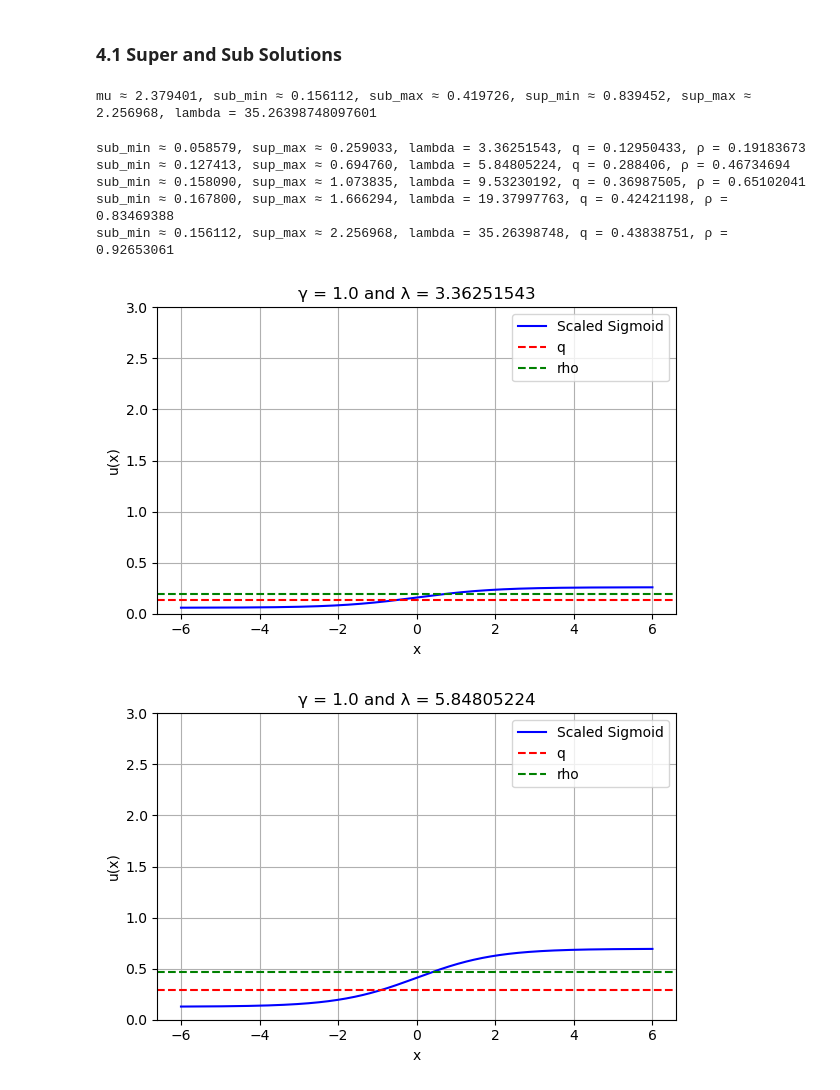
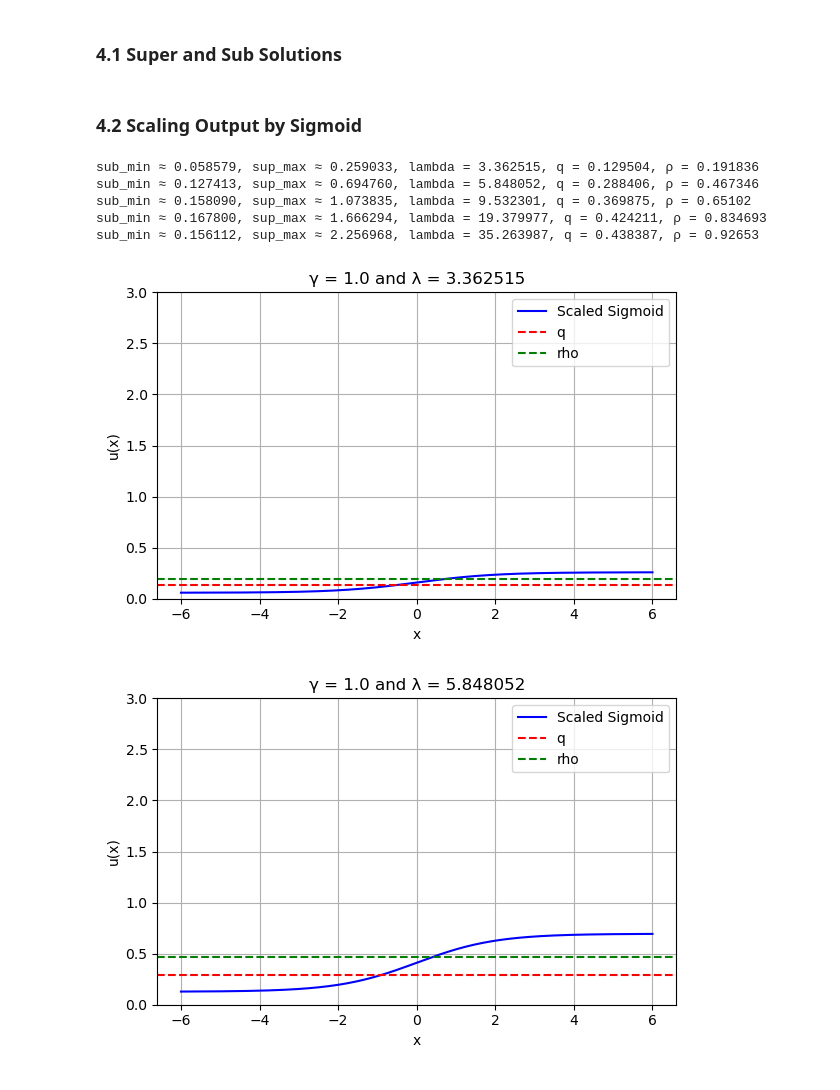
Before and after one commit to Skylerturner/Super-and-Sub-Solution-Bounded-Network, a Jupyter notebook: Super_Sub_Solution_Neural_Network.ipynb, the cells around one changed output. Drawn from its saved outputs; the diff is of its cells as text; code cells hidden in the pictures.

```diff
--- a/Super_Sub_Solution_Neural_Network.ipynb
+++ b/Super_Sub_Solution_Neural_Network.ipynb
@@ -851,59 +851,19 @@ def compute_subsolution(lambd, gamma1=1, resolution=1000):
     sup_phi = phi_vals * m2
     sub_phi = phi_vals * m1
     sub_min = np.min(sub_phi)
-    sub_max = np.max(sub_phi)
-    sup_min = np.min(sup_phi)
     sup_max = np.max(sup_phi)
 
     return sub_min, sup_max
-
-
-sub_min, sup_max = compute_subsolution(lambd)
-print(f"mu ≈ {mu:.6f}, sub_min ≈ {sub_min:.6f}, sub_max ≈ {sub_max:.6f}, sup_min ≈ {sup_min:.6f}, sup_max ≈ {sup_max:.6f}, lambda = {lambd}")
-# %% [output]
-mu ≈ 2.379401, sub_min ≈ 0.156112, sub_max ≈ 0.419726, sup_min ≈ 0.839452, sup_max ≈ 2.256968, lambda = 35.26398748097601
+# %% [markdown]
+### 4.2 Scaling Output by Sigmoid
 # %%
-def eigenfunction_root(mu, lam, gamma1):
-    term1 = (lam * gamma1**2 - mu**2) * np.sin(mu)
-    term2 = 2 * np.sqrt(lam) * gamma1 * mu * np.cos(mu)
-    return term1 + term2
-
-def compute_subsolution(lam, gamma1, resolution=1000):
-    # Find mu numerically
-    mus = np.linspace(0.1, 20, 1000)
-    for i in range(len(mus) - 1):
-        a, b = mus[i], mus[i + 1]
-        if eigenfunction_root(a, lam, gamma1) * eigenfunction_root(b, lam, gamma1) < 0:
-            result = root_scalar(eigenfunction_root, args=(lam, gamma1), bracket=(a, b), method='brentq')
-            if result.converged:
-                mu = result.root
-                break
-    else:
-        raise ValueError(f"Could not find a valid mu for λ={lam}")
-
-    # Define normalized phi(x) = cos(mu x) + C sin(mu x)
-    C = np.sqrt(lam) * gamma1 / mu
-    x_vals = np.linspace(0, 1, resolution)
-    phi_vals = np.cos(mu * x_vals) + C * np.sin(mu * x_vals)
-    phi_vals /= np.max(np.abs(phi_vals))  # Normalize
-
-    # Construct subsolution
-    m1 = (-(mu**2 - lam) / lam) * 0.5
-    m2 = -(mu**2 - lam) / (lam * np.min(phi_vals))
-    sup_phi = phi_vals * m2
-    sub_phi = phi_vals * m1
-    sub_min = np.min(sub_phi)
-    sup_max = np.max(sup_phi)
-
-    return sub_min, sup_max
-
 # (lambda, q, rho, sub_min, sup_max)
 input_list = [
-    (3.36251543, 0.12950433, 0.19183673),
-    (5.84805224, 0.28840600, 0.46734694),
-    (9.53230192, 0.36987505, 0.65102041),
-    (19.37997763, 0.42421198, 0.83469388),
-    (35.26398748, 0.43838751, 0.92653061)
+    (3.362515, 0.129504, 0.191836),
+    (5.848052, 0.288406, 0.467346),
+    (9.532301, 0.369875, 0.651020),
+    (19.379977, 0.424211, 0.834693),
+    (35.263987, 0.438387, 0.926530)
 ]
 
 output_list = []
@@ -920,37 +880,37 @@ for entry in input_list:
     # Append full tuple (lambda, q, rho, sub_min, sup_max)
     output_list.append((lambd, q, rho, sub_min, sup_max))
 
 # Define x values for plotting
 x = np.linspace(-6, 6, 500)
 
 for i, (lambd, q, rho, sub_min, sup_max) in enumerate(output_list):
     fig, ax = plt.subplots(figsize=(6, 4))  # One figure per plot
 
     sig = expit(x)
     scaled_sig = sub_min + (sup_max - sub_min) * sig
 
     # Plot scaled sigmoid
     ax.plot(x, scaled_sig, label='Scaled Sigmoid', color='blue')
 
     # Horizontal lines
     ax.axhline(q, color='red', linestyle='--', linewidth=1.5, label='q')
     ax.axhline(rho, color='green', linestyle='--', linewidth=1.5, label='rho')
 
     # Title and labels
     ax.set_title(f"γ = {gamma1} and λ = {lambd}")
     ax.set_xlabel("x")
     ax.set_ylabel("u(x)")
     ax.set_ylim(0, 3)
     ax.grid(True)
     ax.legend()
 
     plt.tight_layout()
     plt.show()
 # %% [output]
-sub_min ≈ 0.058579, sup_max ≈ 0.259033, lambda = 3.36251543, q = 0.12950433, ρ = 0.19183673
-sub_min ≈ 0.127413, sup_max ≈ 0.694760, lambda = 5.84805224, q = 0.288406, ρ = 0.46734694
-sub_min ≈ 0.158090, sup_max ≈ 1.073835, lambda = 9.53230192, q = 0.36987505, ρ = 0.65102041
-sub_min ≈ 0.167800, sup_max ≈ 1.666294, lambda = 19.37997763, q = 0.42421198, ρ = 0.83469388
-sub_min ≈ 0.156112, sup_max ≈ 2.256968, lambda = 35.26398748, q = 0.43838751, ρ = 0.92653061
+sub_min ≈ 0.058579, sup_max ≈ 0.259033, lambda = 3.362515, q = 0.129504, ρ = 0.191836
+sub_min ≈ 0.127413, sup_max ≈ 0.694760, lambda = 5.848052, q = 0.288406, ρ = 0.467346
+sub_min ≈ 0.158090, sup_max ≈ 1.073835, lambda = 9.532301, q = 0.369875, ρ = 0.65102
+sub_min ≈ 0.167800, sup_max ≈ 1.666294, lambda = 19.379977, q = 0.424211, ρ = 0.834693
+sub_min ≈ 0.156112, sup_max ≈ 2.256968, lambda = 35.263987, q = 0.438387, ρ = 0.92653
-[figure, old version]
+[figure, new version]
-[figure, old version]
+[figure, new version]
```
Also changed, not shown: parts of 6 cells of this notebook, 1 other file.
